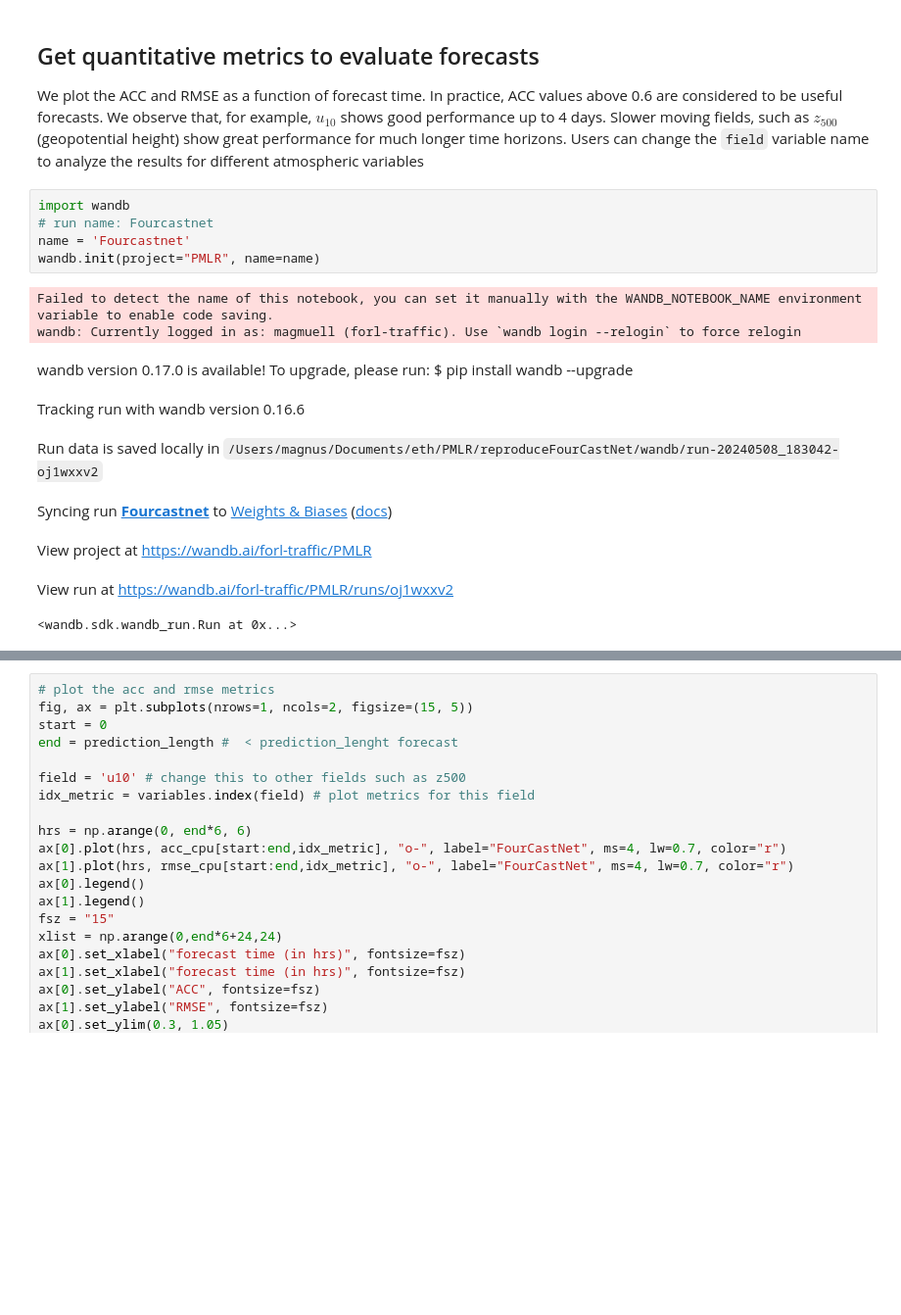
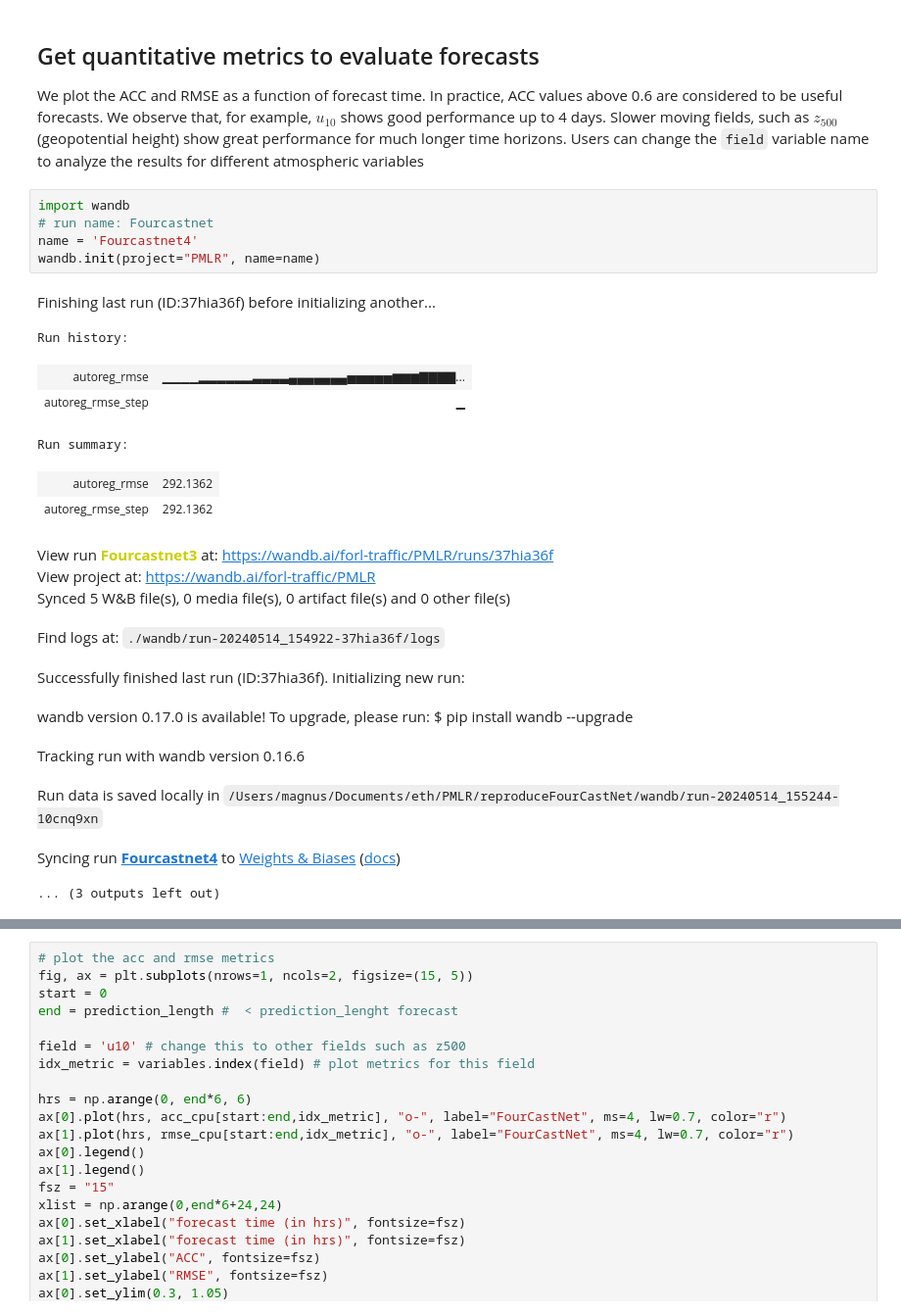
Before and after one commit to MagMueller/PMLR, a Jupyter notebook: reproduceFourCastNet/FourCastNet_A_practical_introduction_to_a_state_of_the_art_deep_learning_global_weather_emulator.ipynb, the cells around one changed output, grey strips where cells are left out. Shown at 98% size. Drawn from its saved outputs; the diff is of its cells as text; blank space fills up the shorter version.

```diff
--- a/reproduceFourCastNet/FourCastNet_A_practical_introduction_to_a_state_of_the_art_deep_learning_global_weather_emulator.ipynb
+++ b/reproduceFourCastNet/FourCastNet_A_practical_introduction_to_a_state_of_the_art_deep_learning_global_weather_emulator.ipynb
@@ -501,18 +500,26 @@ We plot the ACC and RMSE as a function of forecast time. In practice, ACC values
 # %%
 import wandb
 # run name: Fourcastnet
-name = 'Fourcastnet'
+name = 'Fourcastnet4'
 wandb.init(project="PMLR", name=name)
 # %% [output]
+Finishing last run (ID:37hia36f) before initializing another...
-Failed to detect the name of this notebook, you can set it manually with the WANDB_NOTEBOOK_NAME environment variable to enable code saving.
-wandb: Currently logged in as: magmuell (forl-traffic). Use `wandb login --relogin` to force relogin
+Run history:
-wandb version 0.17.0 is available! To upgrade, please run: $ pip install wandb --upgrade
+| autoreg_rmse | ▁▁▁▁▂▂▂▂▂▂▃▃▃▃▄▄▄▄▄▄▄▅▅▅▅▅▆▆▆▇▇▇▇... |
+| autoreg_rmse_step | ▁ |
+Run summary:
+| autoreg_rmse | 292.1362 |
+| autoreg_rmse_step | 292.1362 |
-Tracking run with wandb version 0.16.6
+View run Fourcastnet3 at: https://wandb.ai/forl-traffic/PMLR/runs/37hia36f
+View project at: https://wandb.ai/forl-traffic/PMLR
+Synced 5 W&B file(s), 0 media file(s), 0 artifact file(s) and 0 other file(s)
-Run data is saved locally in /Users/magnus/Documents/eth/PMLR/reproduceFourCastNet/wandb/run-20240508_183042-oj1wxxv2
+Find logs at: ./wandb/run-20240514_154922-37hia36f/logs
-Syncing run Fourcastnet to Weights & Biases (docs)
+Successfully finished last run (ID:37hia36f). Initializing new run:
-View project at https://wandb.ai/forl-traffic/PMLR
+wandb version 0.17.0 is available! To upgrade, please run: $ pip install wandb --upgrade
-View run at https://wandb.ai/forl-traffic/PMLR/runs/oj1wxxv2
+Tracking run with wandb version 0.16.6
-<wandb.sdk.wandb_run.Run at 0x...>
+Run data is saved locally in /Users/magnus/Documents/eth/PMLR/reproduceFourCastNet/wandb/run-20240514_155244-10cnq9xn
+Syncing run Fourcastnet4 to Weights & Biases (docs)
+... (3 outputs left out)
 # %%
 # loop over values and log to wandb
 # Name of the plot: Forecast Accuracy  after days
```
Also changed, not shown: parts of 3 cells of this notebook, 8 other files.
